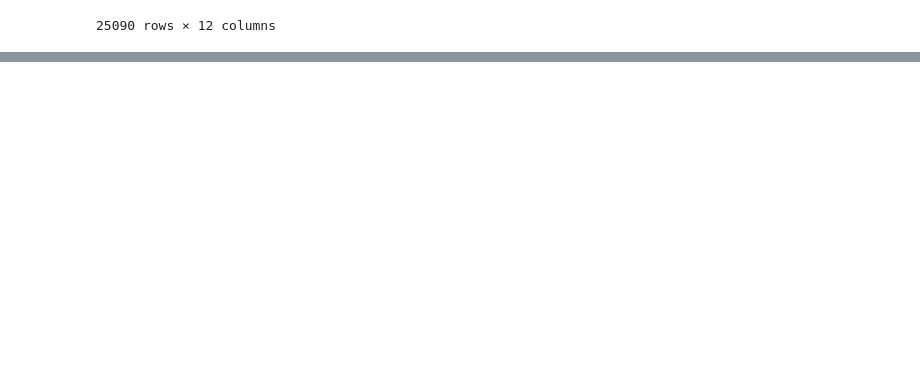
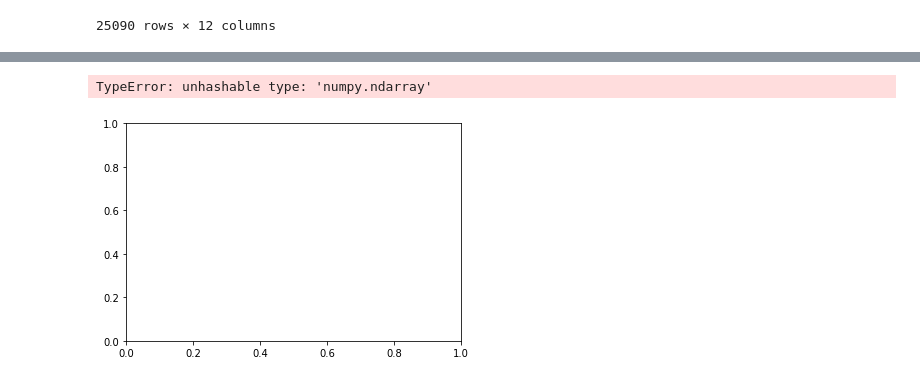
Before and after one commit to EricaTess/women-in-tech, a Jupyter notebook: clustering_project/Clustering-HackerRank-Data.ipynb, the cells around one changed output, grey strips where cells are left out. Cells and saved outputs as stored; diff of their text form; code cells hidden in the pictures; blank space fills up the shorter version.

```diff
--- a/clustering_project/Clustering-HackerRank-Data.ipynb
+++ b/clustering_project/Clustering-HackerRank-Data.ipynb
@@ -87,0 +162,8 @@ df_female
+# %%
+#specify values of 1st bar
+isKnown = df_langmelt['value'] == 'Know'
+known_bar = df_langmelt[isKnown]
+# %%
+#specify values of 2nd bar
+willLearn = df_langmelt['value'] == 'Will Learn'
+willLearn_bar = df_langmelt[willLearn]
@@ -87,0 +191,13 @@ df_female
+# %%
+# width of bar
+width = 0.3
+# %%
+# Position on bars on x-axis
+ind = np.arange(N)
+# %%
+# Plotting
+plt.bar(ind, known_bar, width, label='Know')
+plt.bar(ind + width, willLearn_bar, width, label='Will Learn')
+# %% [output]
+TypeError: unhashable type: 'numpy.ndarray'
+[figure, added]
```
Also changed, not shown: parts of 12 cells of this notebook.
